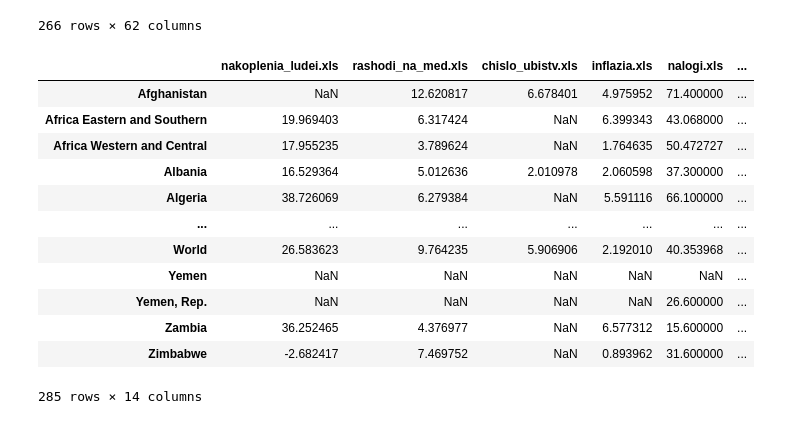
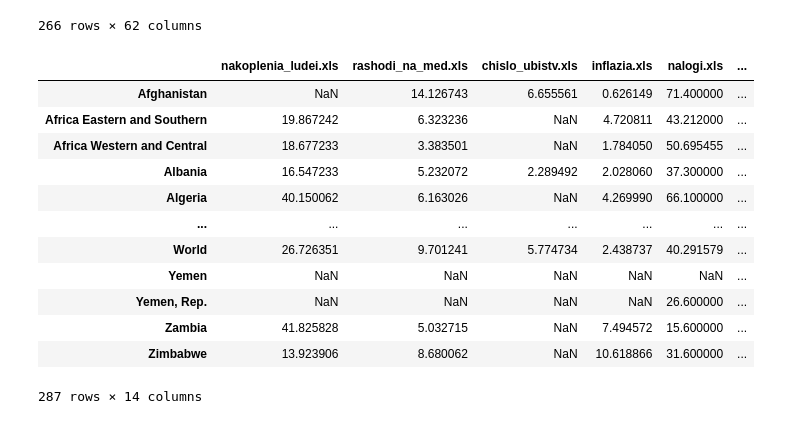
Before and after one commit to VsevolodZaostrovsky/EconometricsProject, a Jupyter notebook: to_table.ipynb, the cells around one changed output. Saved outputs shown, nothing was run; the diff lists cells and outputs as text; code cells hidden in the pictures.

```diff
--- a/to_table.ipynb
+++ b/to_table.ipynb
@@ -82,0 +103,9 @@ db = obj.dict_obj.copy()
+# %%
+name_country_2020 = HAPPY_DATASET[2020]["Country"]
+HAPPY_DATASET[2020].rename(columns={"Happiness Score" : "Happiness.Score", "Country" : "COUNTRY"}, inplace=True)
+# %%
+name_country_2021 = HAPPY_DATASET[2021]["Country"]
+HAPPY_DATASET[2021].rename(columns={"Happiness.Score" : "Happiness.Score", "Country" : "COUNTRY"}, inplace=True)
+# %%
+for year in YEAR:
+    HAPPY_DATASET[year].set_index("COUNTRY", inplace=True)
@@ -121,8 +153,6 @@ sample_3
 | Zimbabwe | NaN | NaN | NaN | NaN | NaN | NaN | NaN | NaN | NaN | NaN | ... | ... |
 266 rows × 62 columns
 # %%
-YEAR = [2013, 2014, 2015, 2016, 2017]
-
 GLOBAL_DATASET_YEAR = dict()
 
 for year in YEAR:
@@ -133,20 +163,20 @@ for year in YEAR:
             temp = obj.dict_obj[name][year].rename(name)
             GLOBAL_DATASET_YEAR[year] = pd.concat([GLOBAL_DATASET_YEAR[year], temp], axis=1)
     GLOBAL_DATASET_YEAR[year] = pd.concat([GLOBAL_DATASET_YEAR[year], sample_3[year].rename("patenti.csv")], axis=1)
-    GLOBAL_DATASET_YEAR[year] = GLOBAL_DATASET_YEAR[year].join(sample_2["Happiness.Score"], how='outer')
+    GLOBAL_DATASET_YEAR[year] = GLOBAL_DATASET_YEAR[year].join(HAPPY_DATASET[year]["Happiness.Score"], how='outer')
 # %%
-GLOBAL_DATASET_YEAR[2017]
+GLOBAL_DATASET_YEAR[2018]
 # %% [output]
 |  | nakoplenia_ludei.xls | rashodi_na_med.xls | chislo_ubistv.xls | inflazia.xls | nalogi.xls | ... |
-| Afghanistan | NaN | 12.620817 | 6.678401 | 4.975952 | 71.400000 | ... |
-| Africa Eastern and Southern | 19.969403 | 6.317424 | NaN | 6.399343 | 43.068000 | ... |
-| Africa Western and Central | 17.955235 | 3.789624 | NaN | 1.764635 | 50.472727 | ... |
-| Albania | 16.529364 | 5.012636 | 2.010978 | 2.060598 | 37.300000 | ... |
-| Algeria | 38.726069 | 6.279384 | NaN | 5.591116 | 66.100000 | ... |
+| Afghanistan | NaN | 14.126743 | 6.655561 | 0.626149 | 71.400000 | ... |
+| Africa Eastern and Southern | 19.867242 | 6.323236 | NaN | 4.720811 | 43.212000 | ... |
+| Africa Western and Central | 18.677233 | 3.383501 | NaN | 1.784050 | 50.695455 | ... |
+| Albania | 16.547233 | 5.232072 | 2.289492 | 2.028060 | 37.300000 | ... |
+| Algeria | 40.150062 | 6.163026 | NaN | 4.269990 | 66.100000 | ... |
 | ... | ... | ... | ... | ... | ... | ... |
-| World | 26.583623 | 9.764235 | 5.906906 | 2.192010 | 40.353968 | ... |
+| World | 26.726351 | 9.701241 | 5.774734 | 2.438737 | 40.291579 | ... |
 | Yemen | NaN | NaN | NaN | NaN | NaN | ... |
 | Yemen, Rep. | NaN | NaN | NaN | NaN | 26.600000 | ... |
-| Zambia | 36.252465 | 4.376977 | NaN | 6.577312 | 15.600000 | ... |
-| Zimbabwe | -2.682417 | 7.469752 | NaN | 0.893962 | 31.600000 | ... |
+| Zambia | 41.825828 | 5.032715 | NaN | 7.494572 | 15.600000 | ... |
+| Zimbabwe | 13.923906 | 8.680062 | NaN | 10.618866 | 31.600000 | ... |
-285 rows × 14 columns
+287 rows × 14 columns
```
Also changed, not shown: parts of 17 cells of this notebook, 1 other file.
